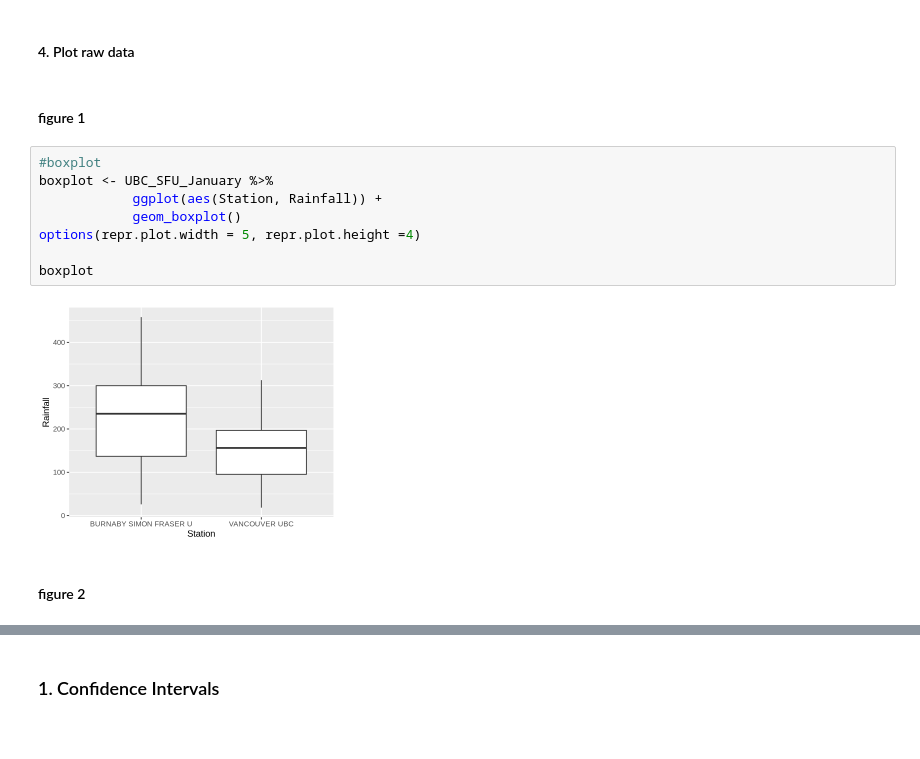
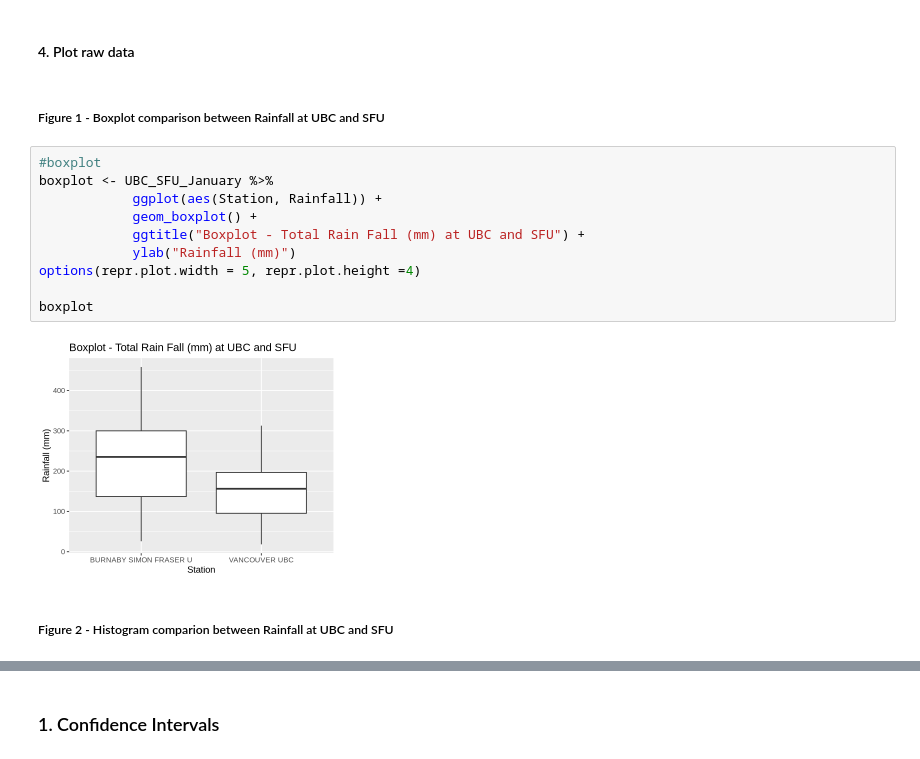
Before and after one commit to jessie-liang/STAT-201, a Jupyter notebook: Report.ipynb, the cells around one changed output, grey strips where cells are left out. Cells and saved outputs as stored; diff of their text form.

Commit message:
Added graph titles / general aesthetic tweaks
Added some graph descriptions and titles as well as some general header changes for better aesthetic.

```diff
--- a/Report.ipynb
+++ b/Report.ipynb
@@ -225,19 +207,21 @@ A tibble: 1 × 8
 # %% [markdown]
 #### 4. Plot raw data
 # %% [markdown]
-#### figure 1
+##### Figure 1 - Boxplot comparison between Rainfall at UBC and SFU
 # %%
 #boxplot
 boxplot <- UBC_SFU_January %>%
             ggplot(aes(Station, Rainfall)) +
-            geom_boxplot()
+            geom_boxplot() +
+            ggtitle("Boxplot - Total Rain Fall (mm) at UBC and SFU") +
+            ylab("Rainfall (mm)")
 options(repr.plot.width = 5, repr.plot.height =4)
 
 boxplot
 # %% [output]
-[figure, old version]
+[figure, new version]
 # %% [markdown]
-#### figure 2
+##### Figure 2 - Histogram comparion between Rainfall at UBC and SFU
 # %%
 #side-by-side histogram
 
```
Also changed, not shown: parts of 17 cells of this notebook.
